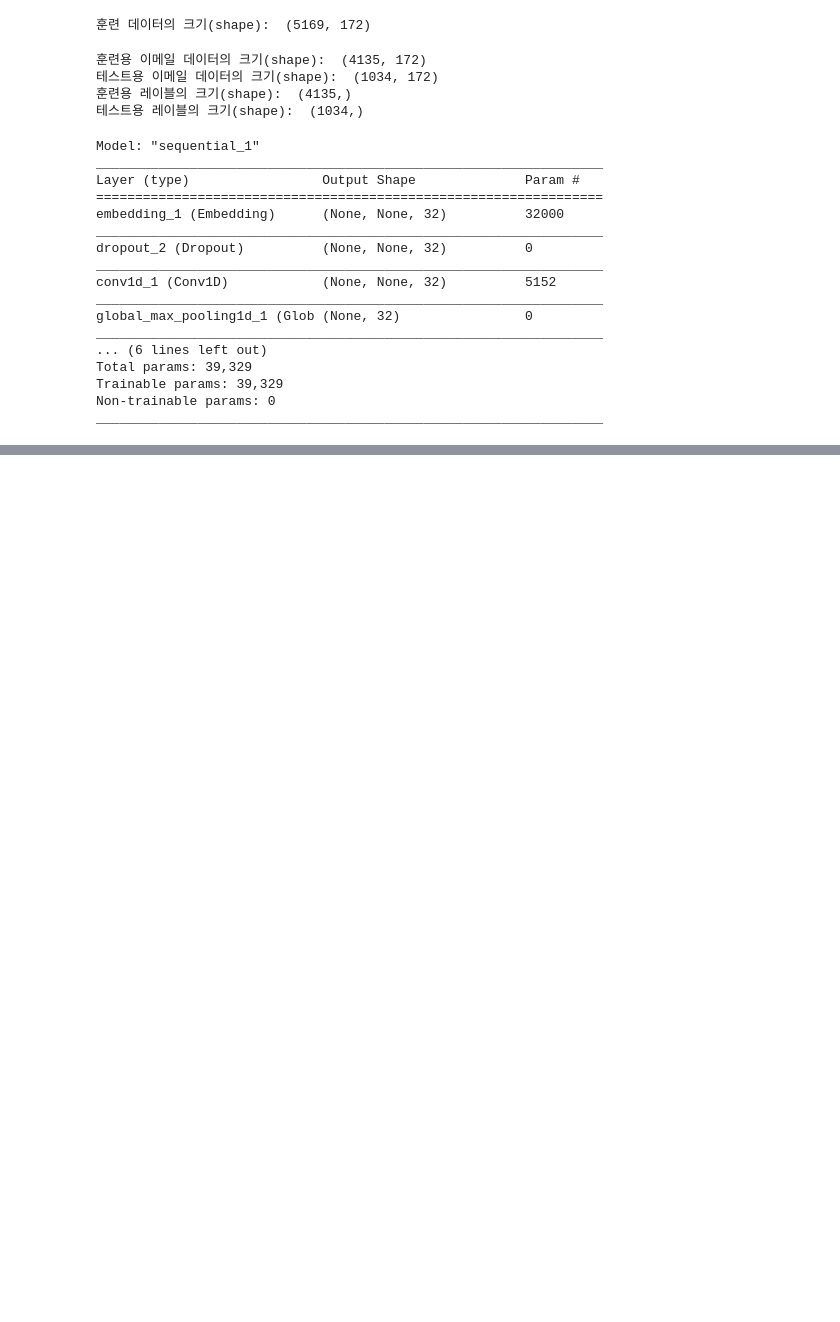
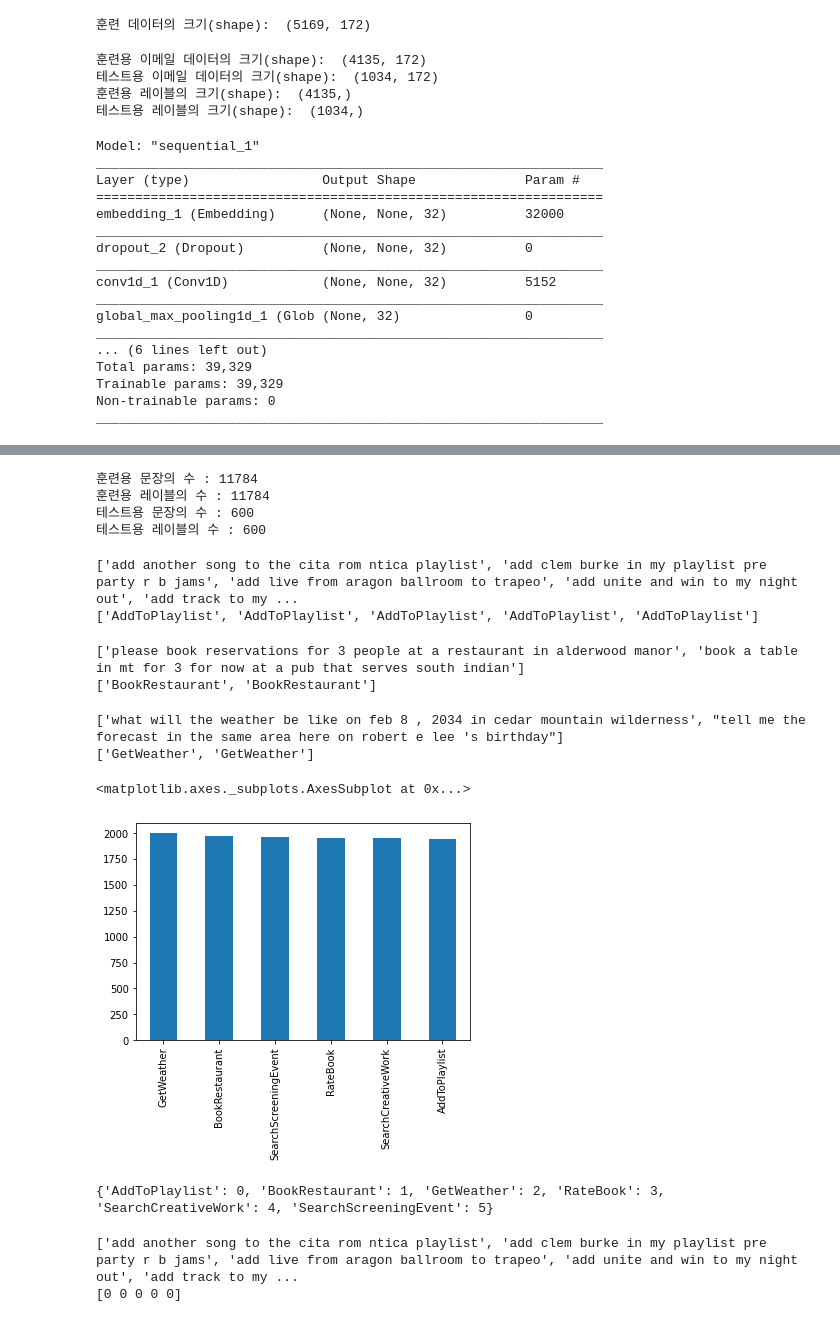
Before and after one commit to JoonYoung-Sohn/practice, a Jupyter notebook: 201204_CNN.ipynb, the cells around one changed output, grey strips where cells are left out. Cells and saved outputs as stored; diff of their text form; code cells hidden in the pictures; blank space fills up the shorter version.

```diff
--- a/201204_CNN.ipynb
+++ b/201204_CNN.ipynb
@@ -259,0 +570,56 @@ print("\n 테스트 정확도: %.4f" % (model.evaluate(X_test, y_test)[1]))
+# %%
+intent_train = np.load(open('train_text.npy', 'rb')).tolist()
+label_train = np.load(open('train_label.npy', 'rb')).tolist()
+intent_test = np.load(open('test_text.npy', 'rb')).tolist()
+label_test = np.load(open('test_label.npy', 'rb')).tolist()
+# %%
+print('훈련용 문장의 수 :', len(intent_train))
+print('훈련용 레이블의 수 :', len(label_train))
+print('테스트용 문장의 수 :', len(intent_test))
+print('테스트용 레이블의 수 :', len(label_test))
+# %% [output]
+훈련용 문장의 수 : 11784
+훈련용 레이블의 수 : 11784
+테스트용 문장의 수 : 600
+테스트용 레이블의 수 : 600
+# %%
+print(intent_train[:5])
+print(label_train[:5])
+# %% [output]
+['add another song to the cita rom ntica playlist', 'add clem burke in my playlist pre party r b jams', 'add live from aragon ballroom to trapeo', 'add unite and win to my night out', 'add track to my ...
+['AddToPlaylist', 'AddToPlaylist', 'AddToPlaylist', 'AddToPlaylist', 'AddToPlaylist']
+# %%
+print(intent_train[2000:2002])
+print(label_train[2000:2002])
+# %% [output]
+['please book reservations for 3 people at a restaurant in alderwood manor', 'book a table in mt for 3 for now at a pub that serves south indian']
+['BookRestaurant', 'BookRestaurant']
+# %%
+print(intent_train[4000:4002])
+print(label_train[4000:4002])
+# %% [output]
+['what will the weather be like on feb 8 , 2034 in cedar mountain wilderness', "tell me the forecast in the same area here on robert e lee 's birthday"]
+['GetWeather', 'GetWeather']
+# %%
+temp = pd.Series(label_train)
+temp.value_counts().plot(kind = 'bar')
+# %% [output]
+<matplotlib.axes._subplots.AxesSubplot at 0x...>
+[figure, added]
+# %%
+idx_encode = preprocessing.LabelEncoder()
+idx_encode.fit(label_train)
+
+label_train = idx_encode.transform(label_train)
+label_test = idx_encode.transform(label_test)
+
+label_idx = dict(zip(list(idx_encode.classes_), idx_encode.transform(list(idx_encode.classes_))))
+print(label_idx)
+# %% [output]
+{'AddToPlaylist': 0, 'BookRestaurant': 1, 'GetWeather': 2, 'RateBook': 3, 'SearchCreativeWork': 4, 'SearchScreeningEvent': 5}
+# %%
+print(intent_train[:5])
+print(label_train[:5])
+# %% [output]
+['add another song to the cita rom ntica playlist', 'add clem burke in my playlist pre party r b jams', 'add live from aragon ballroom to trapeo', 'add unite and win to my night out', 'add track to my ...
+[0 0 0 0 0]
```
Also changed, not shown: parts of 83 cells of this notebook.
